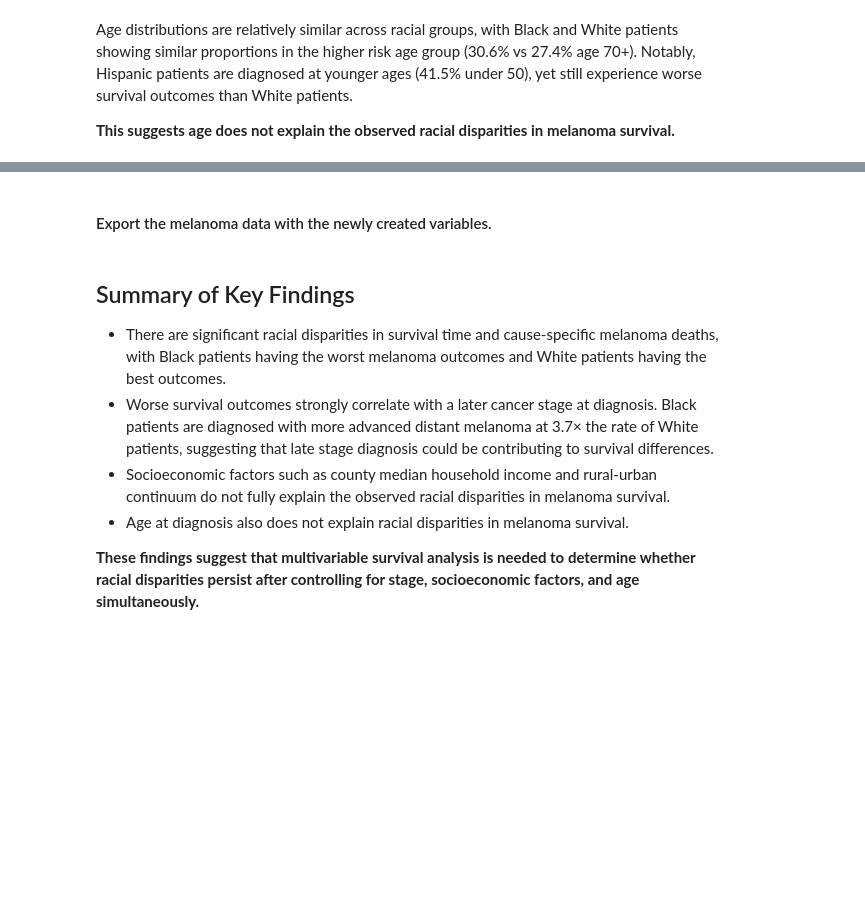
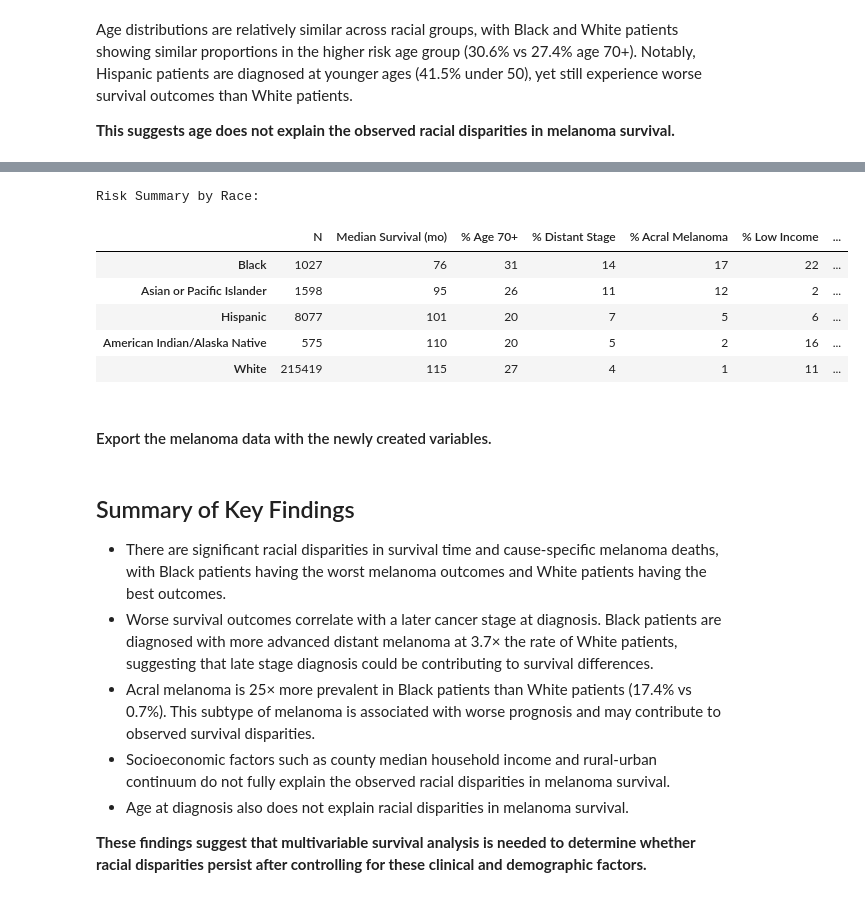
Before and after one commit to kpannoni/melanoma-project, a Jupyter notebook: notebooks/02_exploratory_analysis.ipynb, the cells around one changed output, grey strips where cells are left out. Saved outputs shown, nothing was run; the diff lists cells and outputs as text; code cells hidden in the pictures; blank space fills up the shorter version.

Commit message:
Added variable for acral melanoma to the EDA and updated notebook description

```diff
--- a/notebooks/02_exploratory_analysis.ipynb
+++ b/notebooks/02_exploratory_analysis.ipynb
@@ -428,3 +488,50 @@ Age distributions are relatively similar across racial groups, with Black and Wh
+# %%
+# Definte a function to calculate the percent in a specific category
+def perc_in_category(category):
+    """A function that calculates % in specified category"""
+    return lambda x: (x == category).mean() * 100
+
+# Define another function to round percents to a whole percent unless they are under 5%, then round to 1 decimal
+def smart_round(val):
+    return f"{val:.0f}" if val >= 5 else f"{val:.1f}"
+
+# Create summary table grouped by race
+summary_by_race = mel_data.groupby('race_labels').agg({
+    'race_labels': 'count',
+    'survival_months': 'median',
+    'age_category': perc_in_category('70+'),
+    'stage': perc_in_category('Distant'),
+    'acral': lambda x: x.mean() * 100,
+    'income_tier': perc_in_category('Low'),
+    'rural_urban': perc_in_category('Counties in metropolitan areas ge 1 million pop')
+})
+
+# Rename the columns
+summary_by_race.columns = ['N', 'Median Survival (mo)', '% Age 70+',
+                            '% Distant Stage', '% Acral Melanoma', '% Low Income', "% Large Metro"]
+
+# Round percents and convert columns to integer
+summary_by_race = summary_by_race.round(0).astype(int)
+
+# Order races by median survival time (asc)
+summary_by_race = summary_by_race.reindex(order)
+
+# Remove the index and column names
+summary_by_race.index.name = None
+
+# Save the table as a CSV file
+summary_by_race.to_csv('../data/risk_summary_by_race.csv', index=False)
+
+print("\nRisk Summary by Race:")
+summary_by_race
+# %% [output]
+Risk Summary by Race:
+|  | N | Median Survival (mo) | % Age 70+ | % Distant Stage | % Acral Melanoma | % Low Income | ... |
+| Black | 1027 | 76 | 31 | 14 | 17 | 22 | ... |
+| Asian or Pacific Islander | 1598 | 95 | 26 | 11 | 12 | 2 | ... |
+| Hispanic | 8077 | 101 | 20 | 7 | 5 | 6 | ... |
+| American Indian/Alaska Native | 575 | 110 | 20 | 5 | 2 | 16 | ... |
+| White | 215419 | 115 | 27 | 4 | 1 | 11 | ... |
 # %% [markdown]
 #### Export the melanoma data with the newly created variables.
 # %%
@@ -434,8 +541,9 @@ mel_data.to_csv('../data/melanoma_data_final.csv', index=False)
 ## Summary of Key Findings
 
 - There are significant racial disparities in survival time and cause-specific melanoma deaths, with Black patients having the worst melanoma outcomes and White patients having the best outcomes.
-- Worse survival outcomes strongly correlate with a later cancer stage at diagnosis. Black patients are diagnosed with more advanced distant melanoma at 3.7× the rate of White patients, suggesting that late stage diagnosis could be contributing to survival differences.
+- Worse survival outcomes correlate with a later cancer stage at diagnosis. Black patients are diagnosed with more advanced distant melanoma at 3.7× the rate of White patients, suggesting that late stage diagnosis could be contributing to survival differences.
+- Acral melanoma is 25× more prevalent in Black patients than White patients (17.4% vs 0.7%). This subtype of melanoma is associated with worse prognosis and may contribute to observed survival disparities.
 - Socioeconomic factors such as county median household income and rural-urban continuum do not fully explain the observed racial disparities in melanoma survival.
 - Age at diagnosis also does not explain racial disparities in melanoma survival.
 
-**These findings suggest that multivariable survival analysis is needed to determine whether racial disparities persist after controlling for stage, socioeconomic factors, and age simultaneously.**
+**These findings suggest that multivariable survival analysis is needed to determine whether racial disparities persist after controlling for these clinical and demographic factors.**
```
Also changed, not shown: parts of 15 cells of this notebook, 1 other file.
